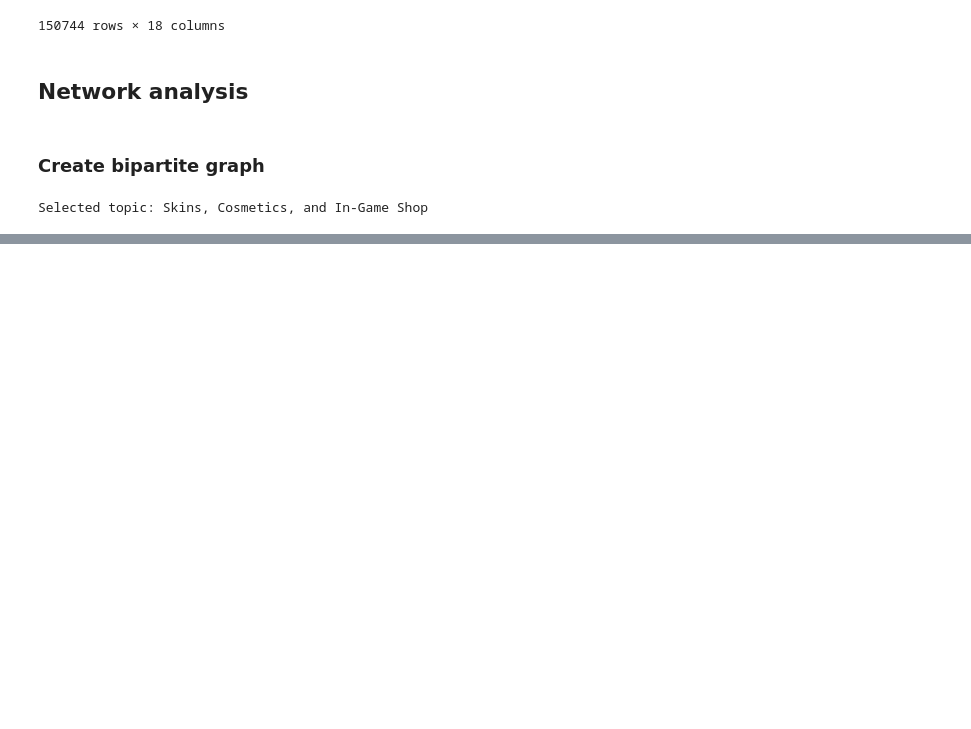
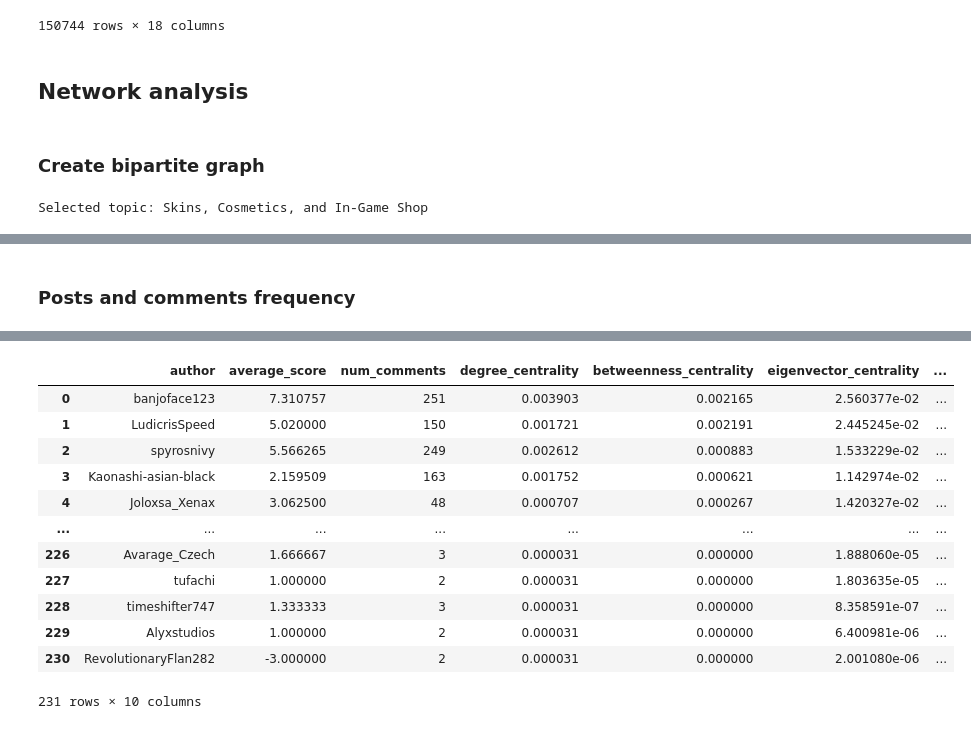
Before and after one commit to lakshyaag/INSY670-SocialMediaAnalytics-Group, a Jupyter notebook: Project/colab_code_v2.ipynb, the cells around one changed output, grey strips where cells are left out. Cells and saved outputs as stored; diff of their text form; code cells hidden in the pictures; blank space fills up the shorter version.

```diff
--- a/Project/colab_code_v2.ipynb
+++ b/Project/colab_code_v2.ipynb
@@ -925,0 +838,24 @@ get_community_dataframe(G_community)
+# %% [markdown]
+### Posts and comments frequency
+# %%
+# Number of posts
+num_posts_t = S_t.groupby("author").agg(num_posts=("id", "nunique"))
+
+# Number of posts commented on
+num_posts_commented_on_t = C_t.groupby("author").agg(
+    num_posts_commented_on=("submission_id", "nunique")
+)
+
+author_metrics_t = (
+    (
+        G_community_df.set_index("author")
+        .merge(num_posts_t, left_index=True, right_index=True, how="left")
+        .merge(num_posts_commented_on_t, left_index=True, right_index=True, how="left")
+    )
+    .sort_values(by="influencer_score", ascending=False)
+    .fillna(0)
+    .reset_index()
+)
+
+author_metrics_t
+# %% [output]
@@ -925,0 +863,13 @@ get_community_dataframe(G_community)
+|  | author | average_score | num_comments | degree_centrality | betweenness_centrality | eigenvector_centrality | ... |
+| 0 | banjoface123 | 7.310757 | 251 | 0.003903 | 0.002165 | 2.560377e-02 | ... |
+| 1 | LudicrisSpeed | 5.020000 | 150 | 0.001721 | 0.002191 | 2.445245e-02 | ... |
+| 2 | spyrosnivy | 5.566265 | 249 | 0.002612 | 0.000883 | 1.533229e-02 | ... |
+| 3 | Kaonashi-asian-black | 2.159509 | 163 | 0.001752 | 0.000621 | 1.142974e-02 | ... |
+| 4 | Joloxsa_Xenax | 3.062500 | 48 | 0.000707 | 0.000267 | 1.420327e-02 | ... |
+| ... | ... | ... | ... | ... | ... | ... | ... |
+| 226 | Avarage_Czech | 1.666667 | 3 | 0.000031 | 0.000000 | 1.888060e-05 | ... |
+| 227 | tufachi | 1.000000 | 2 | 0.000031 | 0.000000 | 1.803635e-05 | ... |
+| 228 | timeshifter747 | 1.333333 | 3 | 0.000031 | 0.000000 | 8.358591e-07 | ... |
+| 229 | Alyxstudios | 1.000000 | 2 | 0.000031 | 0.000000 | 6.400981e-06 | ... |
+| 230 | RevolutionaryFlan282 | -3.000000 | 2 | 0.000031 | 0.000000 | 2.001080e-06 | ... |
+231 rows × 10 columns
```
Also changed, not shown: parts of 24 cells of this notebook, 2 other files.
